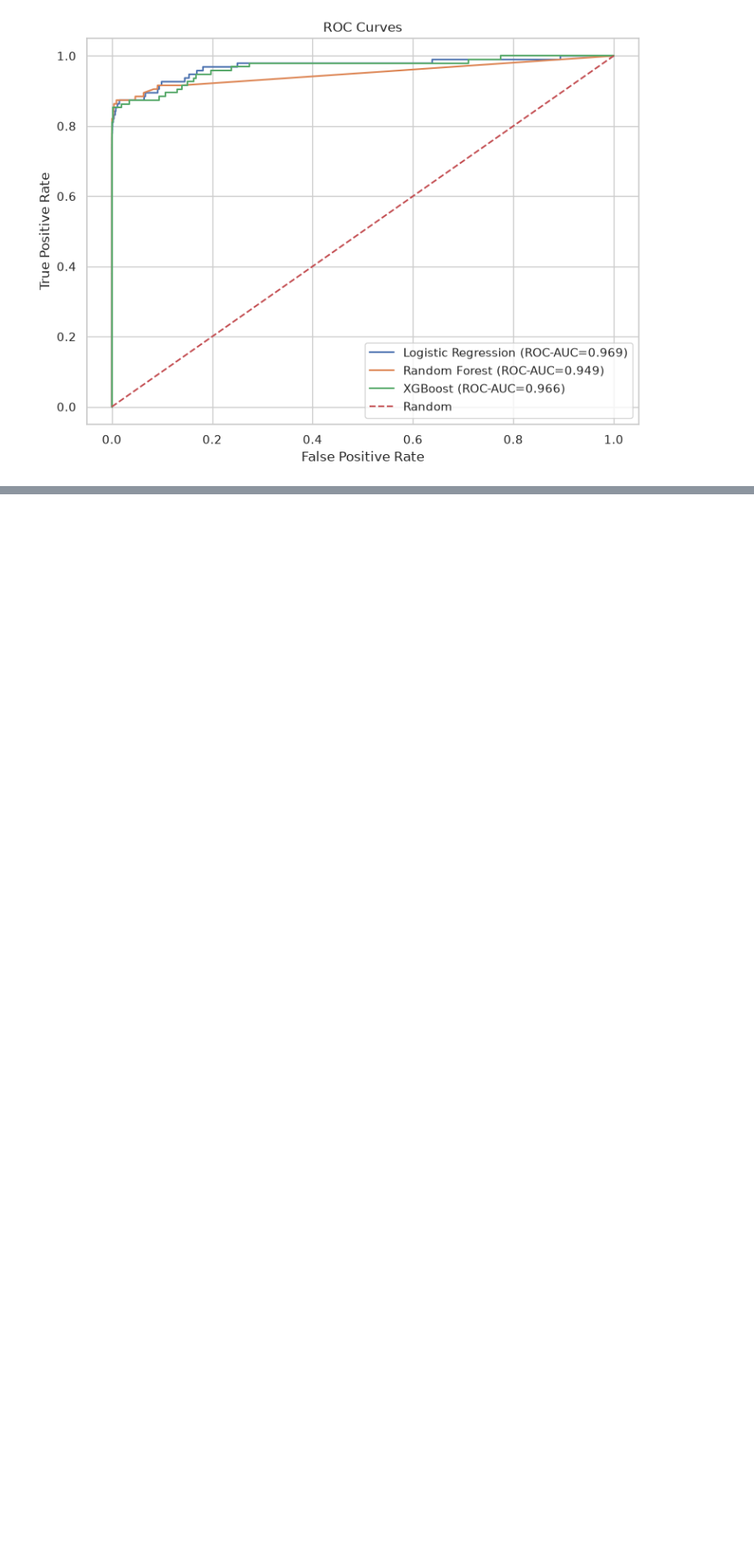
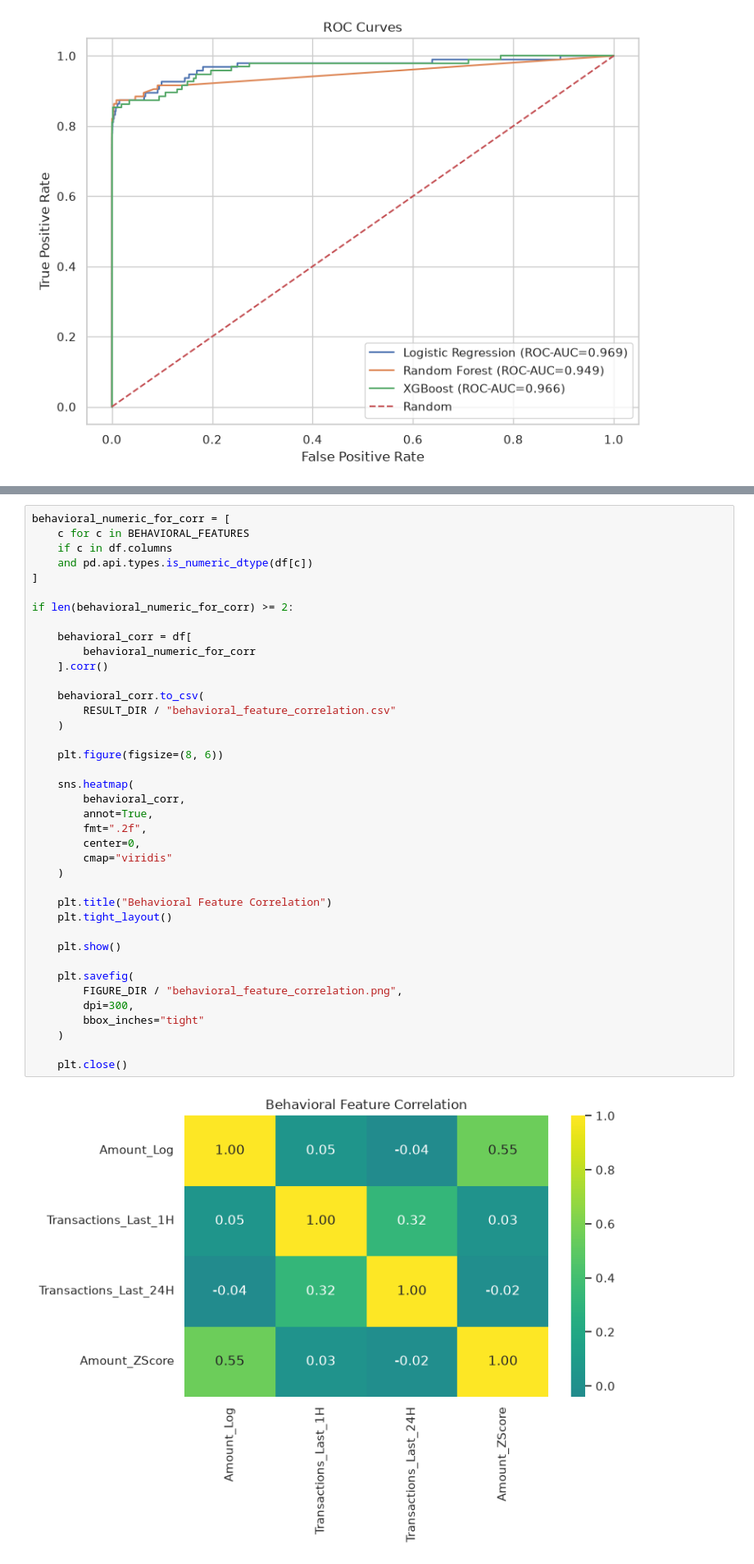
Before and after one commit to to-bits/BehaviorGuard-Customer-Behavioral-Profiling-for-Credit-Card-Fraud-Detection, a Jupyter notebook: BehaviorGuard — Customer Behavioral Profiling for Credit Card Fraud Detection/notebooks/04_final_analysis.ipynb, the cells around one changed output, grey strips where cells are left out. Shown at 82% size. Cells and saved outputs as stored; diff of their text form; blank space fills up the shorter version.

Commit message:
behavioral feature correlation with fraud analysis

```diff
--- a/BehaviorGuard — Customer Behavioral Profiling for Credit Card Fraud Detection/notebooks/04_final_analysis.ipynb
+++ b/BehaviorGuard — Customer Behavioral Profiling for Credit Card Fraud Detection/notebooks/04_final_analysis.ipynb
@@ -568,0 +990,41 @@ plt.close()
+# %%
+behavioral_numeric_for_corr = [
+    c for c in BEHAVIORAL_FEATURES
+    if c in df.columns
+    and pd.api.types.is_numeric_dtype(df[c])
+]
+
+if len(behavioral_numeric_for_corr) >= 2:
+
+    behavioral_corr = df[
+        behavioral_numeric_for_corr
+    ].corr()
+
+    behavioral_corr.to_csv(
+        RESULT_DIR / "behavioral_feature_correlation.csv"
+    )
+
+    plt.figure(figsize=(8, 6))
+
+    sns.heatmap(
+        behavioral_corr,
+        annot=True,
+        fmt=".2f",
+        center=0,
+        cmap="viridis"
+    )
+
+    plt.title("Behavioral Feature Correlation")
+    plt.tight_layout()
+
+    plt.show()
+
+    plt.savefig(
+        FIGURE_DIR / "behavioral_feature_correlation.png",
+        dpi=300,
+        bbox_inches="tight"
+    )
+
+    plt.close()
+# %% [output]
+[figure, added]
```
Also changed, not shown: parts of 17 cells of this notebook, 2 other files.
